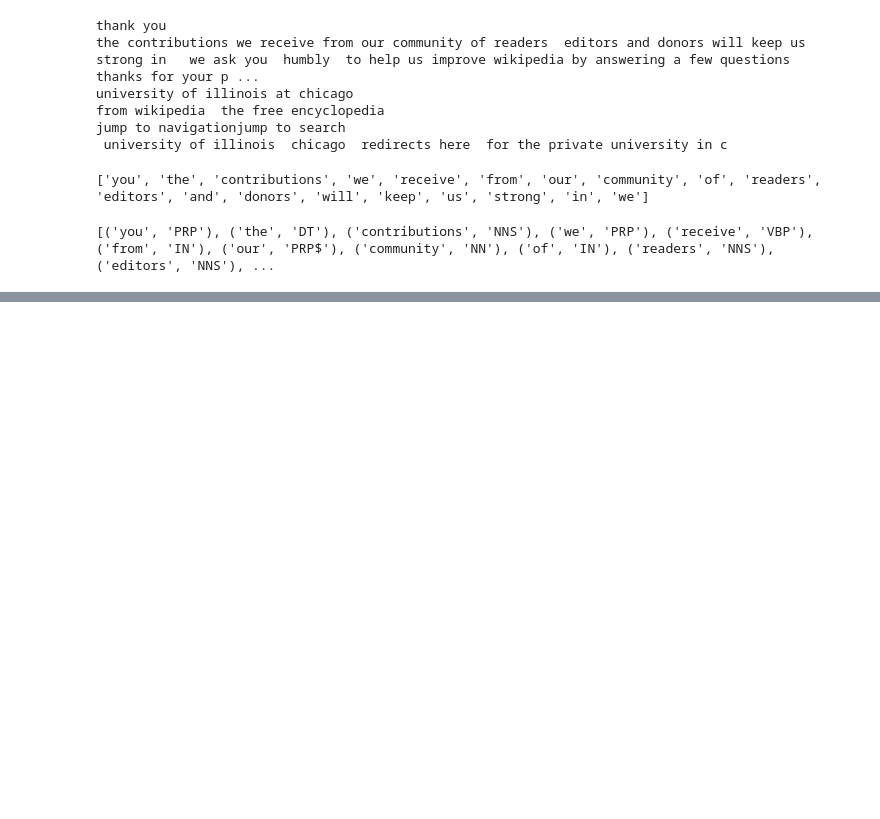
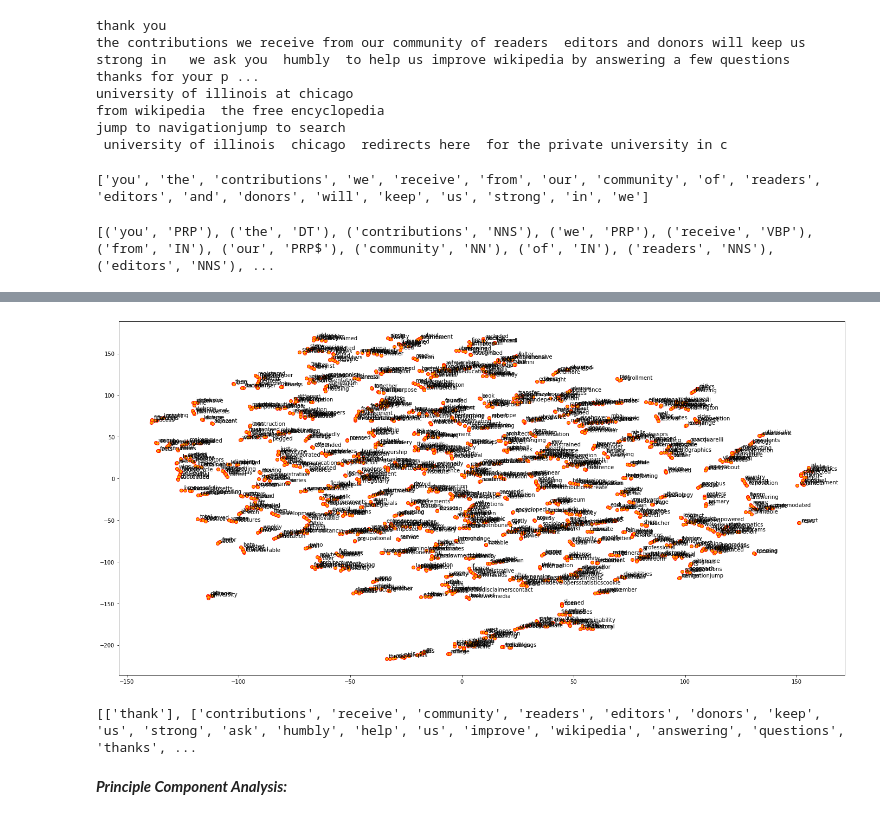
Before and after one commit to VipanchiKatthula/DocumentSimilarity_and_Word_Embedding, a Jupyter notebook: JaccardSimilarity_using_POS_Tags.ipynb, the cells around one changed output, grey strips where cells are left out. Drawn from its saved outputs; the diff is of its cells as text; code cells hidden in the pictures; blank space fills up the shorter version.

```diff
--- a/JaccardSimilarity_using_POS_Tags.ipynb
+++ b/JaccardSimilarity_using_POS_Tags.ipynb
@@ -88,0 +121,9 @@ jaccard_similarity(UICcount,NYTimesCount)
+# %%
+a = UIC.read()
+lines=[]
+with open('DocumentSimilarity_With_POSTags/Data/UIC.txt',encoding= "utf8", mode = 'r') as t1:
+    for line in t1:
+      b = re.sub(r"[^a-z\s]+",' ',line.lower())
+      lines.append(b.split())
+      lines = [x for x in lines if x != []]  #Removing the empty list blocks from the list
+print(lines)
@@ -88,0 +132,12 @@ jaccard_similarity(UICcount,NYTimesCount)
+# %%
+# creating a corpus object
+corpus = Corpus()
+#training the corpus to generate the co occurence matrix which is used in GloVe
+corpus.fit(lines, window=10)
+#creating a Glove object which will use the matrix created in the above lines to create embeddings
+#We can set the learning rate as it uses Gradient Descent and number of components
+glove = Glove(no_components=10, learning_rate=0.05)
+
+glove.fit(corpus.matrix, epochs=30, no_threads=4, verbose=True)
+glove.add_dictionary(corpus.dictionary)
+glove.save('glove.model')
@@ -88,0 +152,3 @@ jaccard_similarity(UICcount,NYTimesCount)
+# %%
+unique_words  = list(set(c))
+print(unique_words)
@@ -88,0 +157,4 @@ jaccard_similarity(UICcount,NYTimesCount)
+# %%
+import pandas as pd
+word_glove_vectors  = np.array( [ glove.word_vectors[glove.dictionary[ word ]] for word in unique_words ])
+pd.DataFrame(word_glove_vectors, index=unique_words)
@@ -88,0 +175,14 @@ jaccard_similarity(UICcount,NYTimesCount)
+# %%
+from sklearn.manifold import TSNE
+
+tsne = TSNE(n_components=2, random_state=0, n_iter=5000, perplexity=3)
+np.set_printoptions(suppress=True)
+T = tsne.fit_transform(word_glove_vectors)
+labels = unique_words
+
+plt.figure(figsize=(24, 12))
+plt.scatter(T[:, 0], T[:, 1], c='orange', edgecolors='r')
+for label, x, y in zip(labels, T[:, 0], T[:, 1]):
+    plt.annotate(label, xy=(x+1, y+1), xytext=(0, 0), textcoords='offset points')
+# %% [output]
+[figure, added]
@@ -88,0 +194,15 @@ jaccard_similarity(UICcount,NYTimesCount)
+# %%
+a = UIC.read()
+sentences=[]
+with open('DocumentSimilarity_With_POSTags/Data/UIC.txt',encoding= "utf8", mode = 'r') as t1:
+    for line in t1:
+      b = re.sub(r"[^a-z\s]+",' ',line.lower())
+      word_tokens = b.split()
+      filtered_words = [w for w in word_tokens if not w in stop_words]
+      sentences.append(filtered_words)
+      sentences = [x for x in sentences if x != []]  #Removing the empty list blocks from the list
+print(sentences)
+# %% [output]
+[['thank'], ['contributions', 'receive', 'community', 'readers', 'editors', 'donors', 'keep', 'us', 'strong', 'ask', 'humbly', 'help', 'us', 'improve', 'wikipedia', 'answering', 'questions', 'thanks', ...
+# %% [markdown]
+***Principle Component Analysis:***
```
Also changed, not shown: parts of 24 cells of this notebook.
